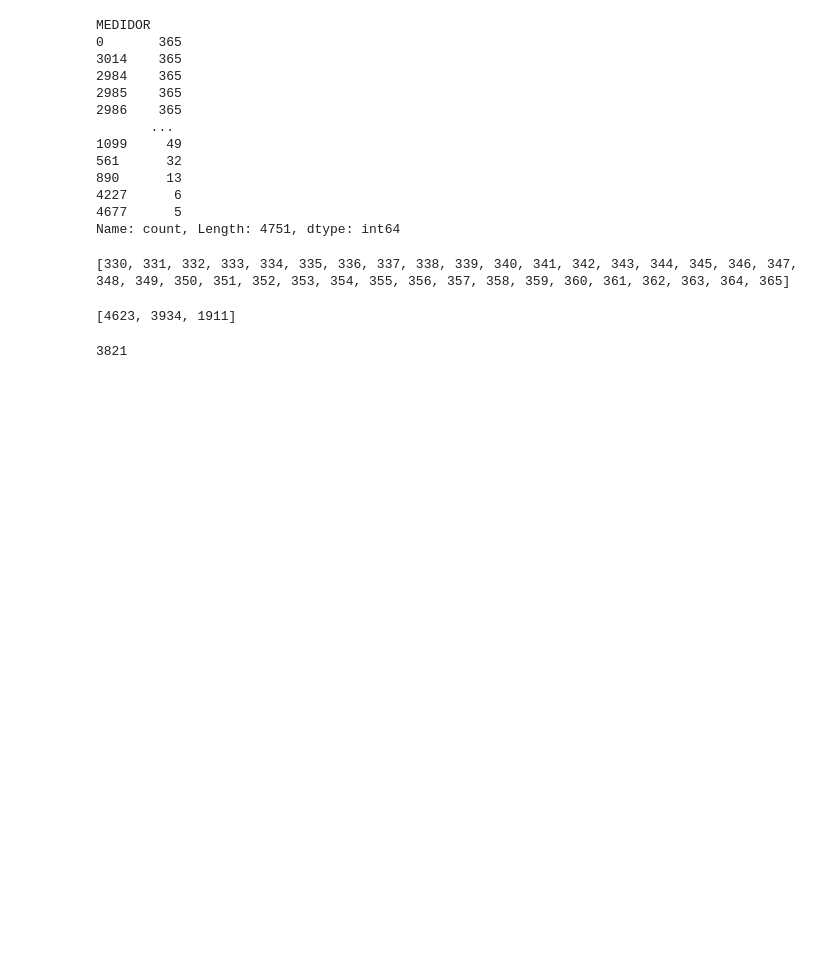
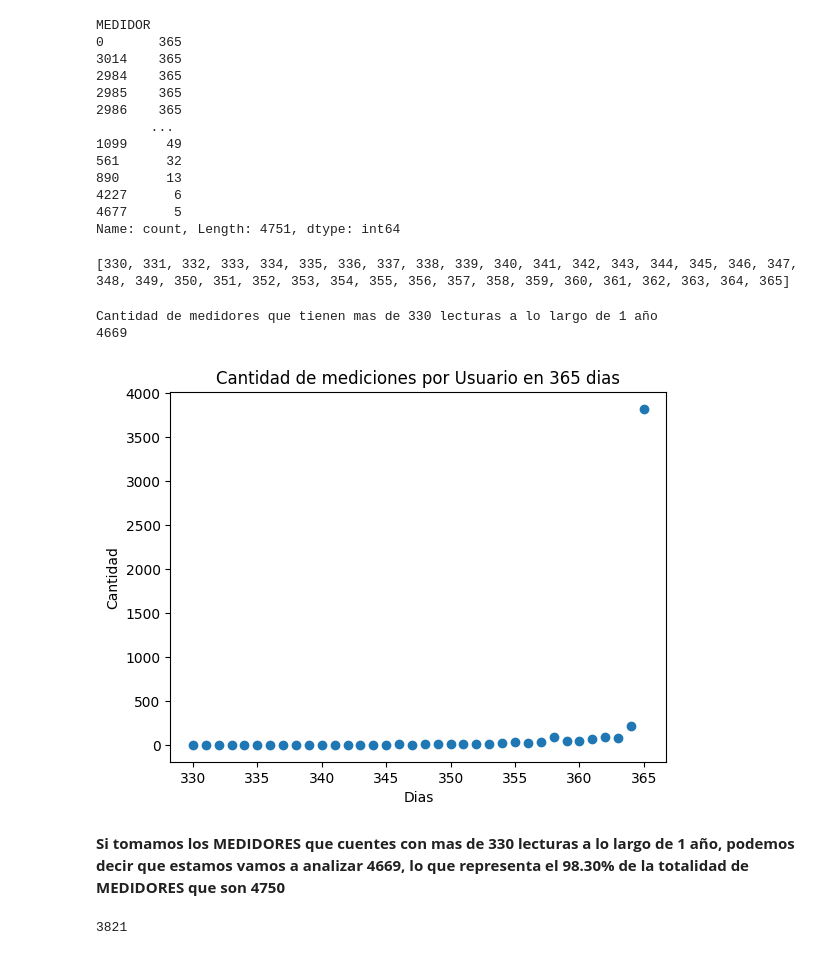
Before and after one commit to josezerda/DiploDatos2024_Mentoria, a Jupyter notebook: Notebook_Mentoria_TP_1.ipynb, the cells around one changed output. Drawn from its saved outputs; the diff is of its cells as text; code cells hidden in the pictures; blank space fills up the shorter version.

```diff
--- a/Notebook_Mentoria_TP_1.ipynb
+++ b/Notebook_Mentoria_TP_1.ipynb
@@ -638,15 +638,38 @@ print(cant_dias_mediciones)
 # %% [output]
 [330, 331, 332, 333, 334, 335, 336, 337, 338, 339, 340, 341, 342, 343, 344, 345, 346, 347, 348, 349, 350, 351, 352, 353, 354, 355, 356, 357, 358, 359, 360, 361, 362, 363, 364, 365]
 # %%
+cantidad_mediciones = []
 for valor in cant_dias_mediciones:
-    print(valor)
+    #print(valor)
     # Contar la frecuencia de cada valor en la columna 'columna'
     conteo_valores = df_diario_combinado_renombrado['MEDIDOR'].value_counts()
     # Filtrar los valores que se repiten exactamente 365 veces
-    valores_repetidos_365 = conteo_valores[conteo_valores == valor].index.tolist()
-    print(valores_repetidos_365)
+    valores_repetidos = conteo_valores[conteo_valores == valor].index.tolist()
+    #print(len(valores_repetidos))
+    cantidad_mediciones.append(len(valores_repetidos))
+
+print("Cantidad de medidores que tienen mas de 330 lecturas a lo largo de 1 año")
+suma_total_dias = sum(cantidad_mediciones)
+
+# Mostrar el resultado
+print(suma_total_dias)
+
+# Crear un gráfico de línea
+plt.scatter(cant_dias_mediciones, cantidad_mediciones)
+
+# Añadir títulos y etiquetas
+plt.title('Cantidad de mediciones por Usuario en 365 dias')
+plt.xlabel('Dias')
+plt.ylabel('Cantidad')
+
+# Mostrar el gráfico
+plt.show()
 # %% [output]
-[4623, 3934, 1911]
+Cantidad de medidores que tienen mas de 330 lecturas a lo largo de 1 año
+4669
+[figure, added]
+# %% [markdown]
+**Si tomamos los MEDIDORES que cuentes con mas de 330 lecturas a lo largo de 1 año, podemos decir que estamos vamos a analizar 4669, lo que representa el 98.30% de la totalidad de MEDIDORES que son 4750**
 # %%
 len(valores_repetidos_365)
 # %% [output]
```
Also changed, not shown: parts of 1 cell of this notebook.
